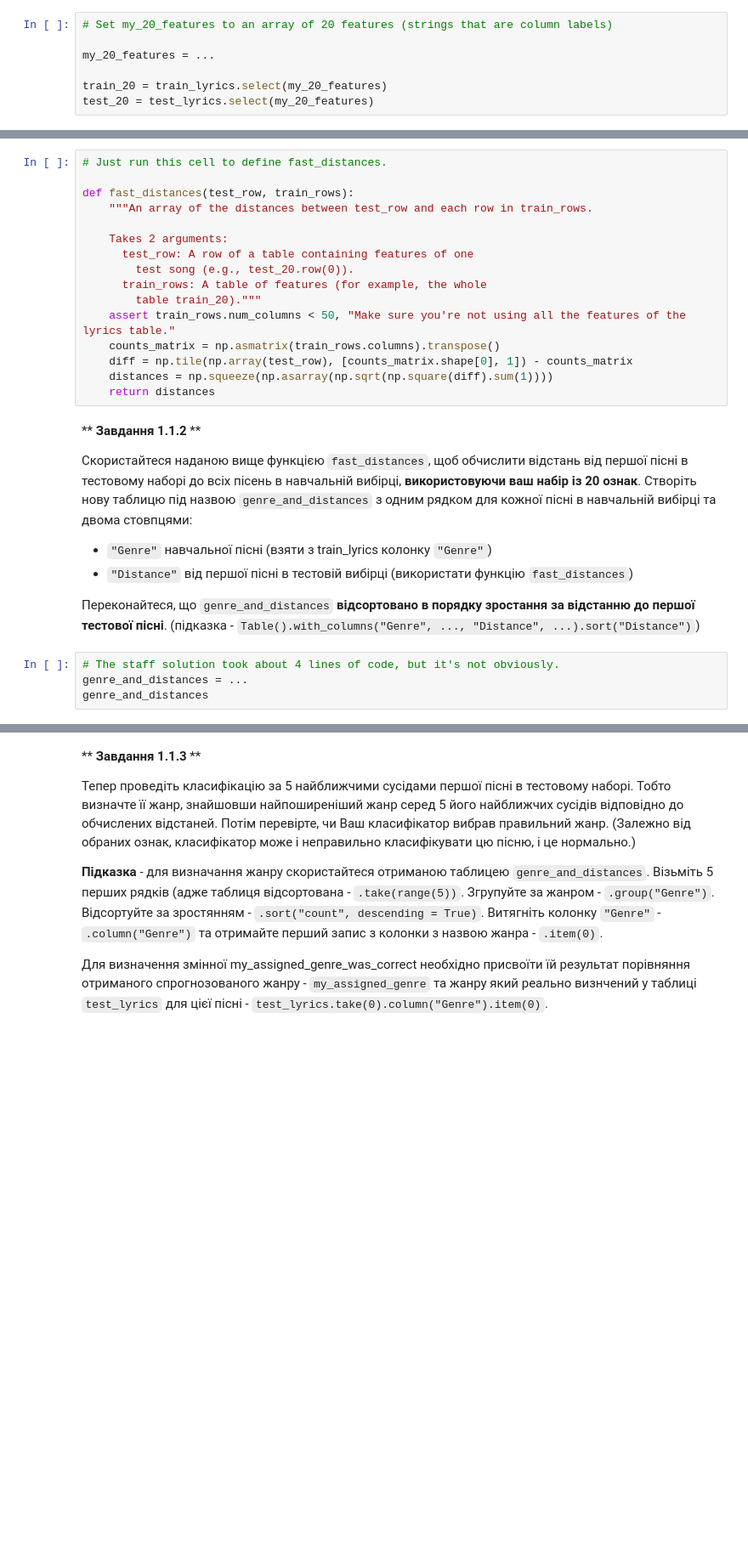
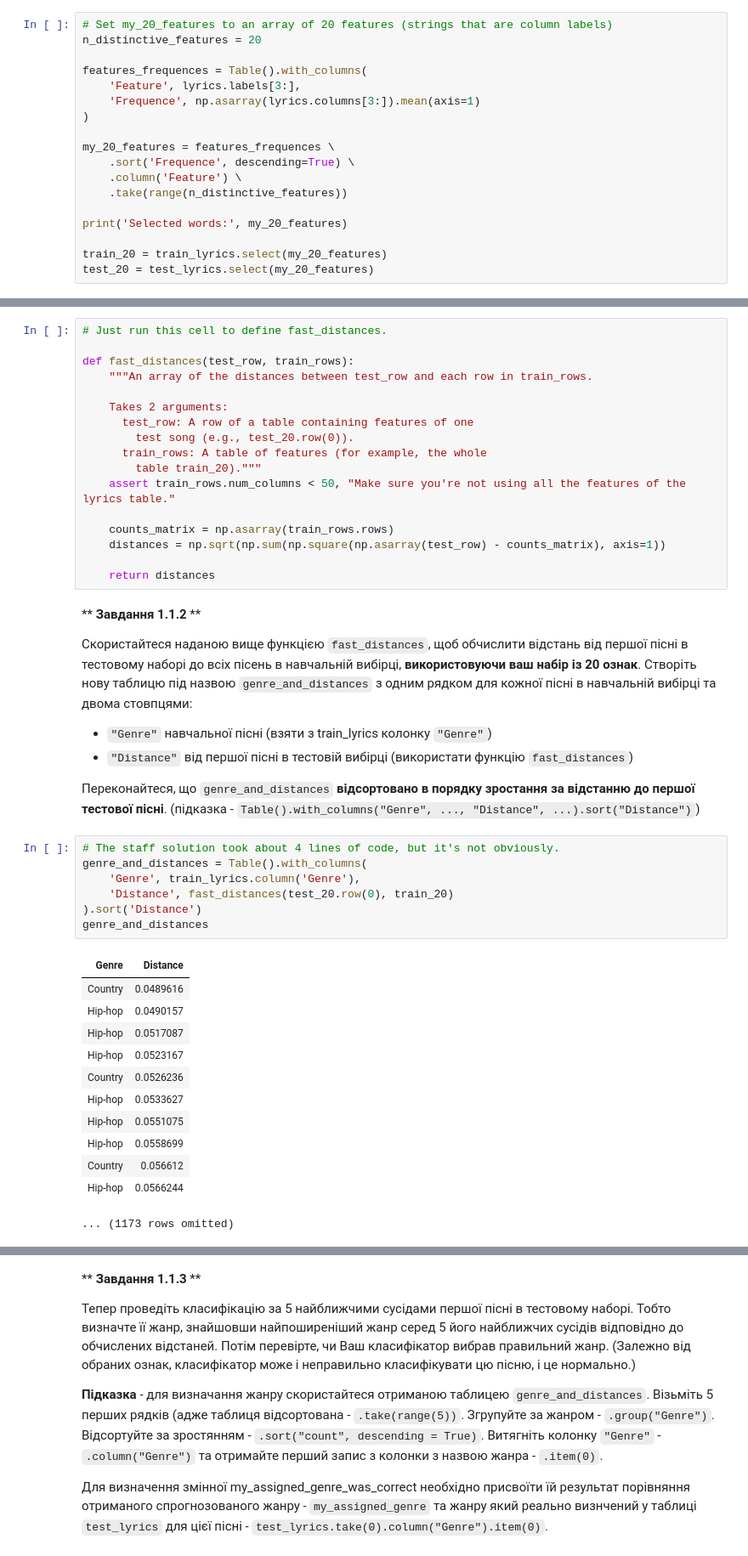
Before and after one commit to mashaven/sheva-stats, a Jupyter notebook: module/module_2.ipynb, the cells around one changed output, grey strips where cells are left out. Shown at 85% size. Drawn from its saved outputs; the diff is of its cells as text; blank space fills up the shorter version.

```diff
--- a/module/module_2.ipynb
+++ b/module/module_2.ipynb
@@ -99,8 +109,19 @@ check("tests/q1_1.py")
 Наприклад, для свого набору ознак було обрано наступні ['love','like','ego','brick','creep','block','gun','gave','scream','in','will','we','with','what','out','from','let','back','was','got']. Це наведено для прикладу, але Ви створіть власний набір.
 # %%
 # Set my_20_features to an array of 20 features (strings that are column labels)
+n_distinctive_features = 20
 
-my_20_features = ...
+features_frequences = Table().with_columns(
+    'Feature', lyrics.labels[3:],
+    'Frequence', np.asarray(lyrics.columns[3:]).mean(axis=1)
+)
+
+my_20_features = features_frequences \
+    .sort('Frequence', descending=True) \
+    .column('Feature') \
+    .take(range(n_distinctive_features))
+
+print('Selected words:', my_20_features)
 
 train_20 = train_lyrics.select(my_20_features)
 test_20 = test_lyrics.select(my_20_features)
@@ -129,9 +162,10 @@ def fast_distances(test_row, train_rows):
       train_rows: A table of features (for example, the whole
         table train_20)."""
     assert train_rows.num_columns < 50, "Make sure you're not using all the features of the lyrics table."
-    counts_matrix = np.asmatrix(train_rows.columns).transpose()
-    diff = np.tile(np.array(test_row), [counts_matrix.shape[0], 1]) - counts_matrix
-    distances = np.squeeze(np.asarray(np.sqrt(np.square(diff).sum(1))))
+
+    counts_matrix = np.asarray(train_rows.rows)
+    distances = np.sqrt(np.sum(np.square(np.asarray(test_row) - counts_matrix), axis=1))
+
     return distances
 # %% [markdown]
 ** <b>Завдання 1.1.2</b> ** <br/>
@@ -143,7 +177,23 @@ def fast_distances(test_row, train_rows):
 Переконайтеся, що `genre_and_distances` **відсортовано в порядку зростання за відстанню до першої тестової пісні**. (підказка - `Table().with_columns("Genre", ..., "Distance", ...).sort("Distance")`)
 # %%
 # The staff solution took about 4 lines of code, but it's not obviously.
-genre_and_distances = ...
+genre_and_distances = Table().with_columns(
+    'Genre', train_lyrics.column('Genre'),
+    'Distance', fast_distances(test_20.row(0), train_20)
+).sort('Distance')
 genre_and_distances
+# %% [output]
+| Genre | Distance |
+| Country | 0.0489616 |
+| Hip-hop | 0.0490157 |
+| Hip-hop | 0.0517087 |
+| Hip-hop | 0.0523167 |
+| Country | 0.0526236 |
+| Hip-hop | 0.0533627 |
+| Hip-hop | 0.0551075 |
+| Hip-hop | 0.0558699 |
+| Country | 0.056612 |
+| Hip-hop | 0.0566244 |
+... (1173 rows omitted)
 # %%
 check("tests/q1_1_2.py")
```
Also changed, not shown: parts of 20 cells of this notebook.
